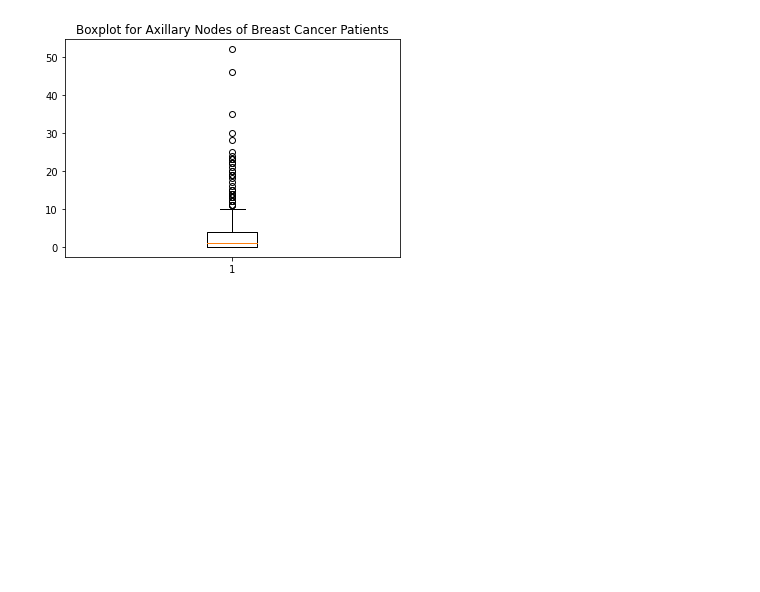
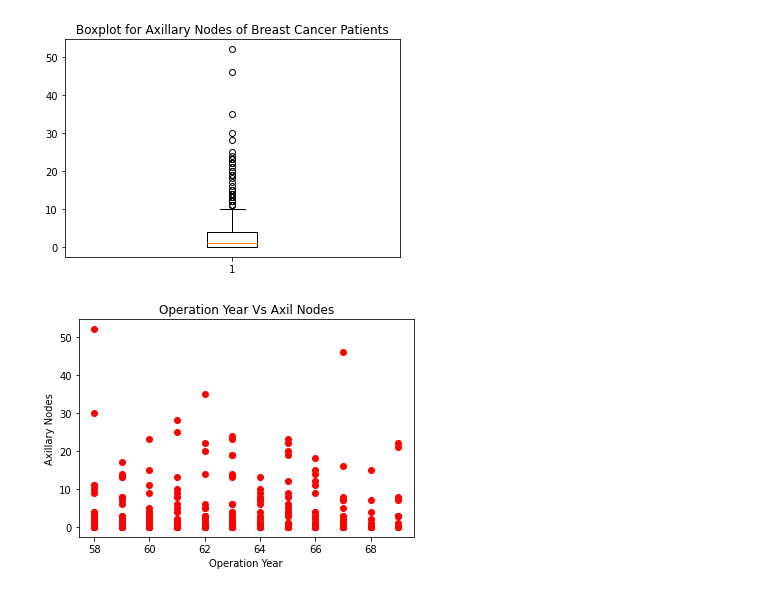
Before and after one commit to mmisobuj/Data-Science-with-Python, a Jupyter notebook: 02.Descriptive-Statistics-with-Python/Python-Descriptive-Statistics-1.ipynb, the cells around one changed output. Cells and saved outputs as stored; diff of their text form; code cells hidden in the pictures; blank space fills up the shorter version.

```diff
--- a/02.Descriptive-Statistics-with-Python/Python-Descriptive-Statistics-1.ipynb
+++ b/02.Descriptive-Statistics-with-Python/Python-Descriptive-Statistics-1.ipynb
@@ -49,3 +49,12 @@ plt.title('Boxplot for Axillary Nodes of Breast Cancer Patients')
 # %% [output]
 Text(0.5, 1.0, 'Boxplot for Axillary Nodes of Breast Cancer Patients')
 [figure]
+# %%
+# Figure 13
+plt.scatter(df['operation_year'],df['axil_nodes'],color='r')
+plt.xlabel('Operation Year')
+plt.ylabel('Axillary Nodes')
+plt.title('Operation Year Vs Axil Nodes')
+plt.show()
+# %% [output]
+[figure, added]
```
